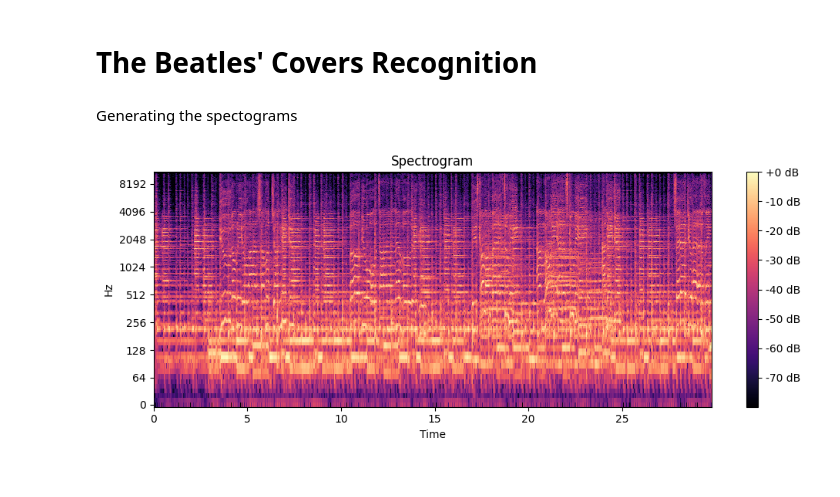
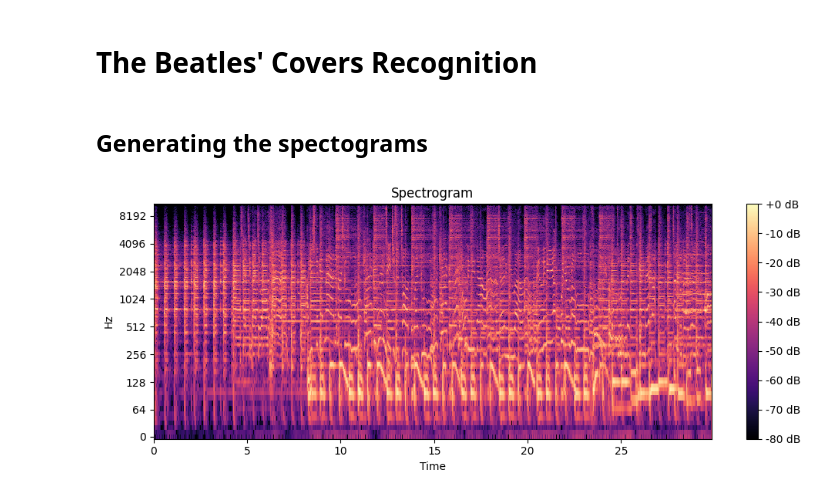
Before and after one commit to cesarpmorais/mir-final-project, a Jupyter notebook: mir_final_project.ipynb, the cells around one changed output. Saved outputs shown, nothing was run; the diff lists cells and outputs as text; code cells hidden in the pictures.

```diff
--- a/mir_final_project.ipynb
+++ b/mir_final_project.ipynb
@@ -14,7 +16,7 @@ COVERS_FOLDER_OUTPUT = "beatles_covers_stft"
 BEATLES_FOLDER_INPUT = "beatles_songs"
 BEATLES_FOLDER_OUTPUT = "beatles_songs_stft"
 # %% [markdown]
-Generating the spectograms
+## Generating the spectograms
 # %%
 def process_audio(file_name, input_folder, output_folder, duration=30, sr=22050):
     y, _ = librosa.load(f"{input_folder}/{file_name}", sr=sr, duration=duration)
@@ -44,18 +46,22 @@ def generate_spectograms(folder_input, folder_output):
 generate_spectograms(COVERS_FOLDER_INPUT, COVERS_FOLDER_OUTPUT)
 generate_spectograms(BEATLES_FOLDER_INPUT, BEATLES_FOLDER_OUTPUT)
 # %%
-def plot_spectrogram(folder, file_name):
-    data = np.load(f"{folder}/{file_name}.npy")
-
-    # Plot the spectrogram
+def plot_spectrogram(stft, constellation=None):
     plt.figure(figsize=(10, 4))
-    librosa.display.specshow(data, sr=22050, x_axis='time', y_axis='log', cmap='magma')
+    librosa.display.specshow(stft, sr=22050, x_axis='time', y_axis='log', cmap='magma')
     plt.colorbar(format='%+2.0f dB')
     plt.title('Spectrogram')
     plt.tight_layout()
+
+    if constellation is not None and constellation.any():
+        freqs = librosa.fft_frequencies(sr=22050, n_fft=2*(stft.shape[0]-1))
+        times = librosa.frames_to_time(np.arange(stft.shape[1]), sr=22050, hop_length=512)
+        x, y = np.where(constellation.T)
+        plt.scatter(times[x], freqs[y], s=100, alpha=0.6, edgecolor='k')
+
     plt.show()
 
-# Example Usage
-plot_spectrogram(BEATLES_FOLDER_OUTPUT, "04 The Beatles - I Need You.flac")
+example_stft = np.load(f"{BEATLES_FOLDER_OUTPUT}/04 The Beatles - Getting Better.flac.npy")
+plot_spectrogram(example_stft)
 # %% [output]
-[figure, old version]
+[figure, new version]
```
Also changed, not shown: parts of 5 cells of this notebook, 1 other file.
